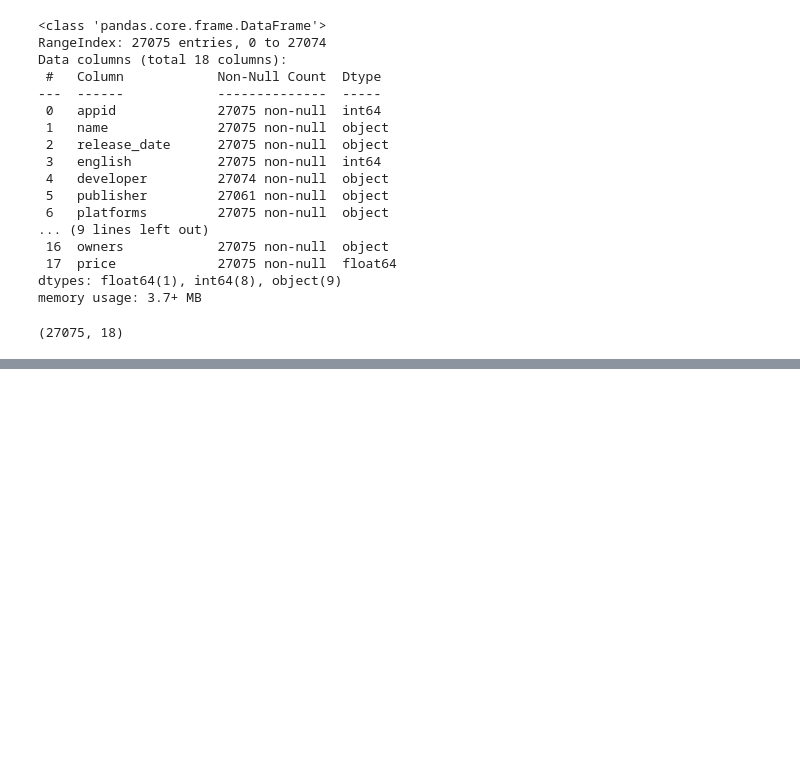
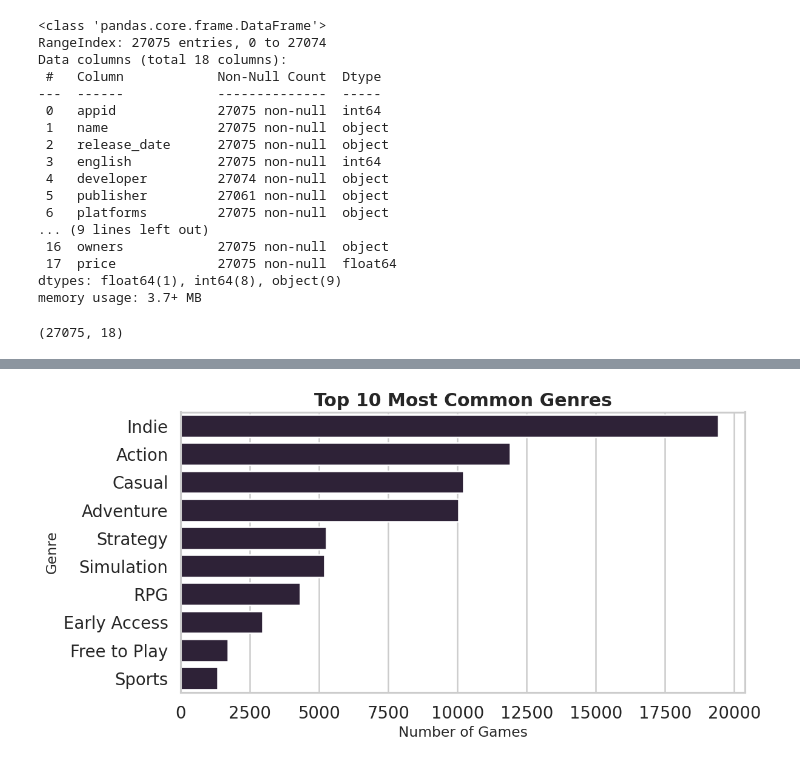
Before and after one commit to philippwaleria1-blip/steam-ml-project, a Jupyter notebook: ml_steam.ipynb, the cells around one changed output, grey strips where cells are left out. Saved outputs shown, nothing was run; the diff lists cells and outputs as text; code cells hidden in the pictures; blank space fills up the shorter version.

```diff
--- a/ml_steam.ipynb
+++ b/ml_steam.ipynb
@@ -72,0 +107,23 @@ memory usage: 3.7+ MB
+# %%
+genres = (
+    df["genres"]
+    .str.split(";")
+    .explode()
+    .value_counts()
+    .head(10)
+)
+
+plt.figure(figsize=(10,5))
+
+sns.barplot(
+    x=genres.values,
+    y=genres.index
+)
+
+plt.title("Top 10 Most Common Genres")
+plt.xlabel("Number of Games")
+plt.ylabel("Genre")
+
+plt.show()
+# %% [output]
+[figure, added]
```
Also changed, not shown: parts of 31 cells of this notebook.
